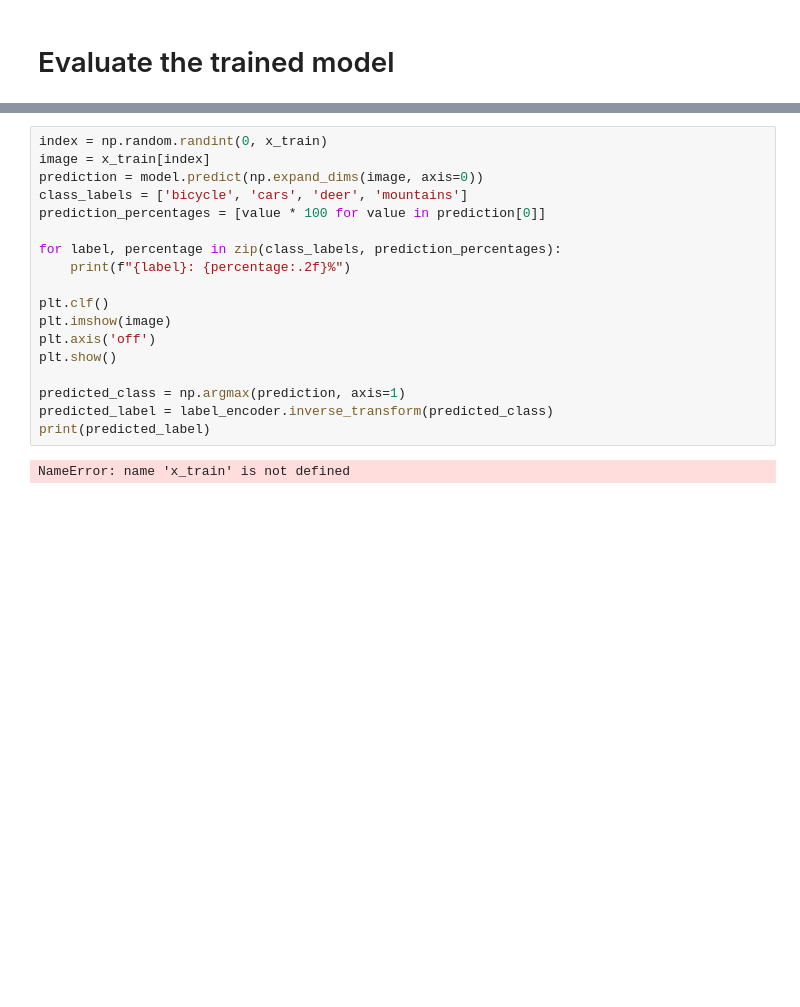
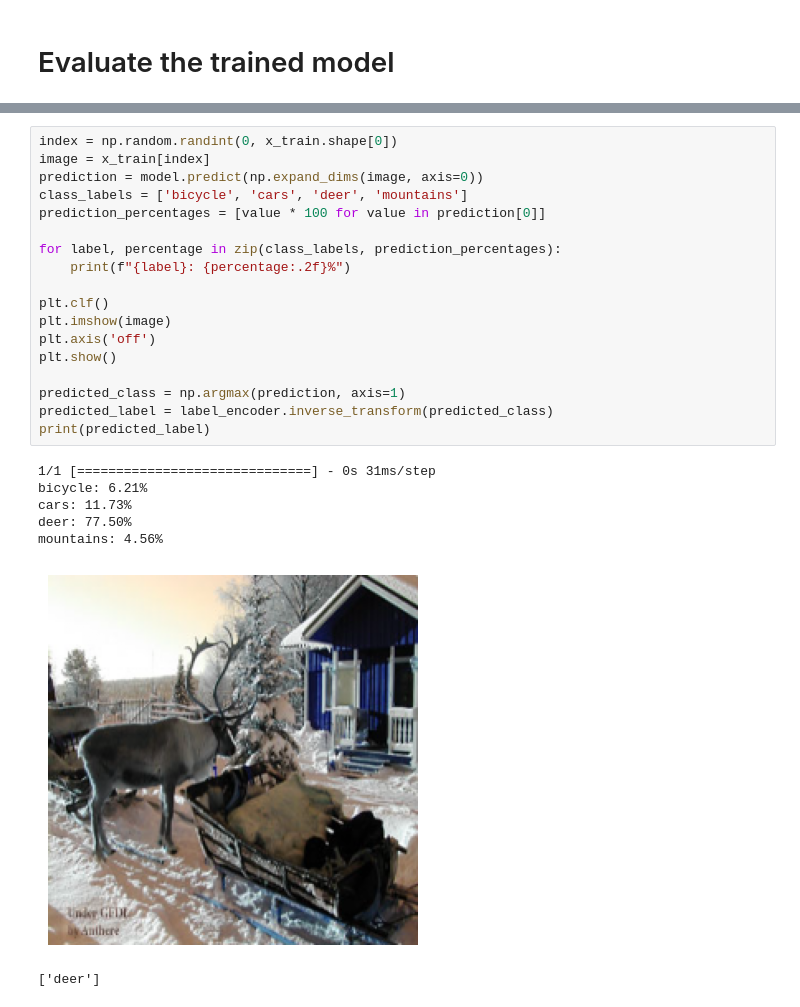
Before and after one commit to artemdev9/image_classification_cnn_ml_model, a Jupyter notebook: bdcm_convnn.ipynb, the cells around one changed output, grey strips where cells are left out. Cells and saved outputs as stored; diff of their text form; blank space fills up the shorter version.

```diff
--- a/bdcm_convnn.ipynb
+++ b/bdcm_convnn.ipynb
@@ -166,22 +180,26 @@ print("Test accuracy:", score[1])
 # %%
-index = np.random.randint(0, x_train)
+index = np.random.randint(0, x_train.shape[0])
 image = x_train[index]
 prediction = model.predict(np.expand_dims(image, axis=0))
 class_labels = ['bicycle', 'cars', 'deer', 'mountains']
 prediction_percentages = [value * 100 for value in prediction[0]]
 
 for label, percentage in zip(class_labels, prediction_percentages):
     print(f"{label}: {percentage:.2f}%")
 
 plt.clf()
 plt.imshow(image)
 plt.axis('off')
 plt.show()
 
 predicted_class = np.argmax(prediction, axis=1)
 predicted_label = label_encoder.inverse_transform(predicted_class)
 print(predicted_label)
 # %% [output]
-NameError: name 'x_train' is not defined
+1/1 [==============================] - 0s 31ms/step
+bicycle: 6.21%
+cars: 11.73%
+deer: 77.50%
+mountains: 4.56%
+[figure, added]
+['deer']
-# %% [markdown]
-######
```
Also changed, not shown: parts of 4 cells of this notebook, 3 other files.
